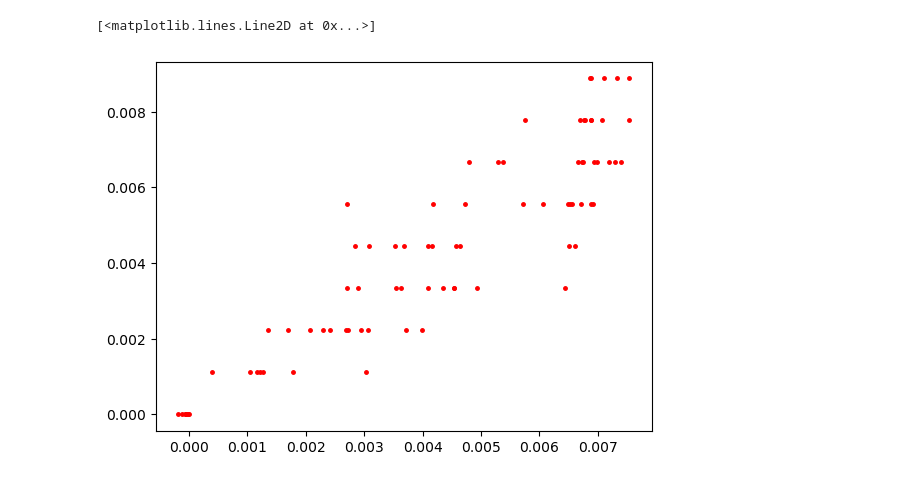
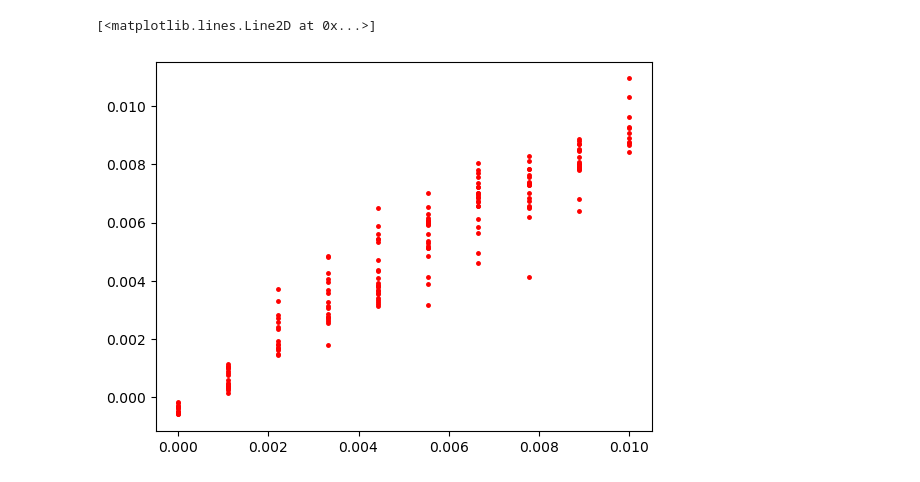
Before and after one commit to gitMorelli/estimating_r, a Jupyter notebook: interactively_test_NN.ipynb, the cells around one changed output. Drawn from its saved outputs; the diff is of its cells as text; code cells hidden in the pictures.

```diff
--- a/interactively_test_NN.ipynb
+++ b/interactively_test_NN.ipynb
@@ -20,8 +20,8 @@ tf.random.set_seed(seed_train)#the seed for tensorflow operation is different fr
 
 #map gen
 nside = 16
-n_train=100 #the total number of training+validation pair of maps that i will generate
-n_train_fix=100 #the total number of of training maps i will spread on all the r interval -> for each r value i generate n_train_fix/len(r) maps
+n_train=200 #the total number of training+validation pair of maps that i will generate
+n_train_fix=200 #the total number of of training maps i will spread on all the r interval -> for each r value i generate n_train_fix/len(r) maps
 kind_of_map="BB"
 n_channels=2
 pol=1
@@ -39,25 +39,30 @@ base_dir="None"
 
 #network structure
 one_layer=True # this is to switch between one dense layer or two dense layer
-drop=0.2
-n_layers=3
-nodes_per_layer=[256, 128, 128]
+drop=[0.2,0.2,0.2]
+use_drop=[True,True,True]
+use_normalization=[False,False,False]
+n_layers=2
+nodes_per_layer=[64, 64, 128]
 if kind_of_map!="QU":
     n_inputs=n_channels
 else:
     n_inputs=pol*n_channels
 n_output=1
+kernel_initializer="glorot_uniform"#"he_normal"
+n_optimizer=0
+activation_dense="relu"
 
 #train and val
 batch_size = 16
-max_epochs = 20
+max_epochs = 40
 lr=0.001
 fval=0.1 # this is the fraction of data that i use for validation, computed on n_train_fix
 training_loss="mse"
 loss_training=tf.keras.losses.MeanSquaredError() # this is the loss i use for the training
 shuffle=True
 norm=True
-map_norm=True #False
+map_norm=True
 batch_ordering=False #True
 distr=1
 
@@ -105,13 +110,14 @@ if map_norm:
             x_val[i,:,j]=nuf.normalize_data(x,x)
 
 model=nuf.build_network(n_inputs,nside,n_layers=n_layers,layer_nodes=nodes_per_layer,num_output=n_output,
-                        use_normalization=[False,False,True],use_drop=[False,True,False],
-                        drop=[drop,drop,drop],activation_dense="relu",kernel_initializer="he_normal")
-print(model.summary())
+                        use_normalization=use_normalization,use_drop=use_drop,
+                        drop=drop,activation_dense=activation_dense,kernel_initializer=kernel_initializer)
+#print(model.summary())
 
 history=nuf.compile_and_fit(model, x_train, y_train, x_val, y_val, batch_size, max_epochs,
                             stopping_monitor,p_stopping,reduce_monitor,f_reduce, p_reduce,base_dir, loss_training,lr,
-                            metrics,shuffle=shuffle,verbose=2,callbacks=[False,False,False,False,True],append=False,n_optimizer=0)
+                            metrics,shuffle=shuffle,verbose=2,
+                            callbacks=[False,False,False,False,False],append=False,n_optimizer=n_optimizer)
 #[early_stopping,reduce_lr,csv_logger,model_checkpoint_callback,increase_lr]
 
 predictions_train=model.predict(x_train)
@@ -157,9 +174,9 @@ None
 # %%
 predictions_train=nuf.denormalize_data(predictions_train,r)
 predictions_val=nuf.denormalize_data(predictions_val,r)
 y_train=nuf.denormalize_data(y_train,r)
-import matplotlib.pyplot as plt
-plt.plot(predictions_train,y_train,linestyle='None',marker='.', markersize = 5.0,color="red")
+y_val=nuf.denormalize_data(y_val,r)
+plt.plot(y_train,predictions_train,linestyle='None',marker='.', markersize = 5.0,color="red")
 # %% [output]
 [<matplotlib.lines.Line2D at 0x...>]
-[figure, old version]
+[figure, new version]
```
Also changed, not shown: parts of 10 cells of this notebook, 9 other files.
